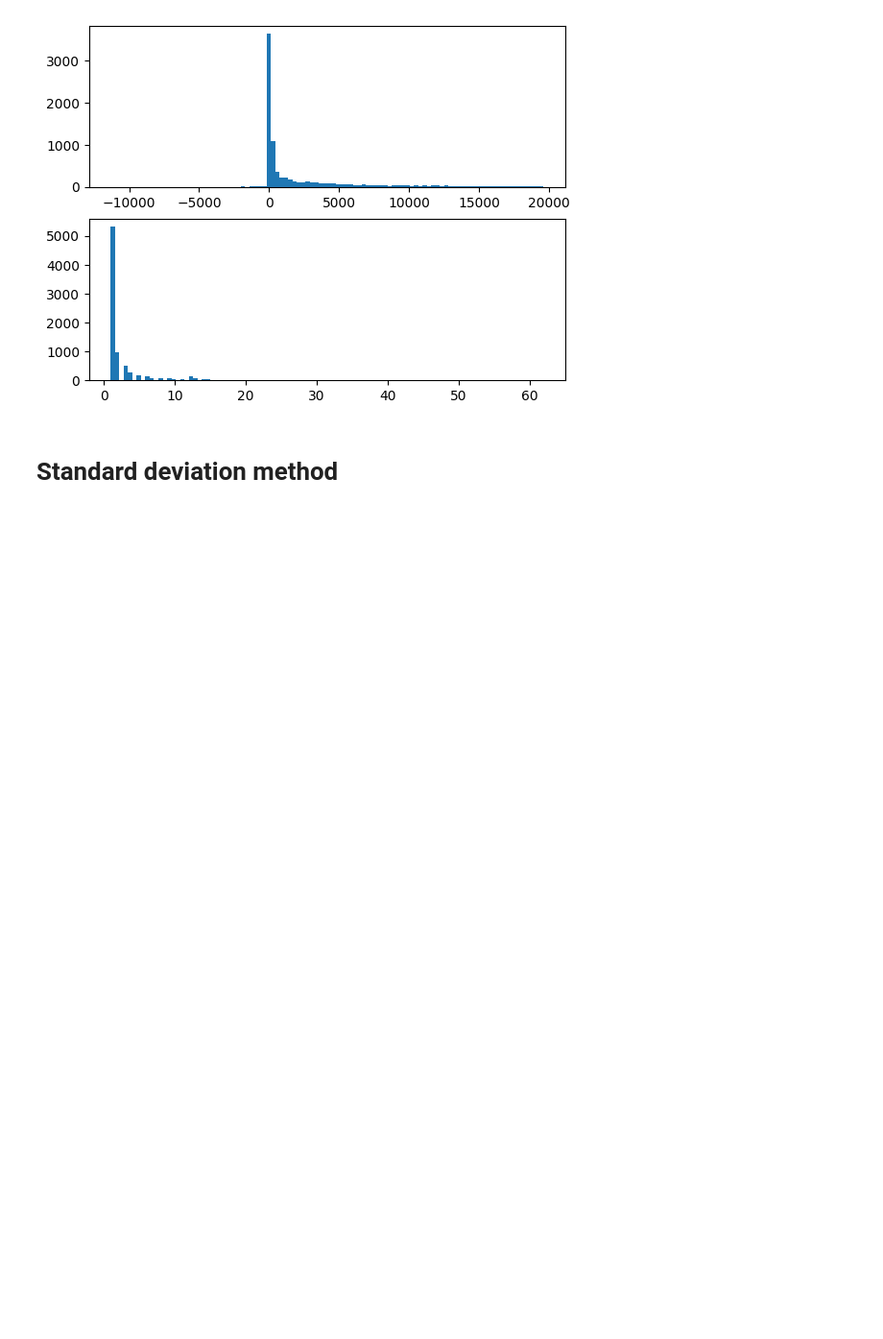
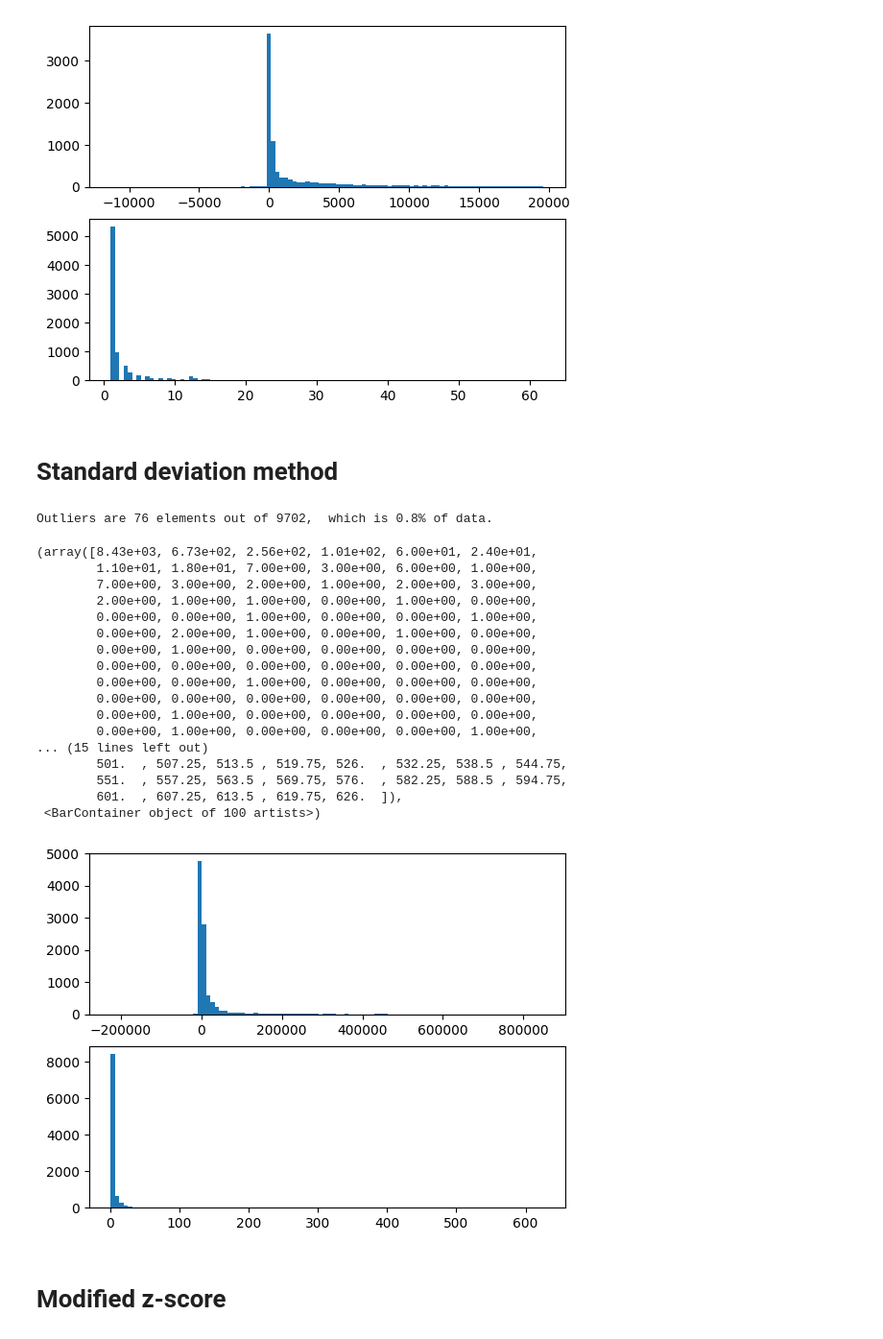
Before and after one commit to mcleroj/Python, a Jupyter notebook: outliers_detection.ipynb, the cells around one changed output. Shown at 96% size. Drawn from its saved outputs; the diff is of its cells as text; code cells hidden in the pictures; blank space fills up the shorter version.

```diff
--- a/outliers_detection.ipynb
+++ b/outliers_detection.ipynb
@@ -134,9 +134,68 @@ Outliers are 1623 elements out of 9702,  which is 16.7% of data.
 # %% [markdown]
 # Standard deviation method
 # %%
-def StDev_outliers (df, features, n=1, cutoff=3):
+def StDev_outliers(df, features, n=1, cutoff=3):
     """
     Takes a dataframe <df> and returns an index list corresponding to the observations
     containing more than or equal to <n> outliers in the listed <features>
     according to the standard deviation method. The cutoff value <cutoff> in St. deviations.
     """
+    outlier_list = []
+
+    for column in features:
+        # calculate mean and standard deviation
+        col_mean = df[column].mean()
+        col_std = df[column].std()
+        # calculate the cutoff value
+        cut_off = col_std * cutoff
+
+        # outliers' indices for a column
+        outlier_list_column = df[
+            (df[column] < col_mean - cut_off) | (df[column] > col_mean + cut_off)
+        ].index
+        # appending the list of outliers
+        outlier_list.extend(outlier_list_column)
+
+    # count number of outliers for an index
+    outlier_list = Counter(outlier_list)
+    # filter indeces where number of outliers is not less than threshold
+    multiple_outliers = list(k for k, v in outlier_list.items() if v >= n)
+
+    # Calculate the number of outliers
+    outliers = len(multiple_outliers)
+    total = len(df.index)
+    print(
+        f"Outliers are {outliers} elements out of {total},  which is {outliers/total:.1%} of data."
+    )
+
+    return multiple_outliers
+# %%
+outliers_stdev = StDev_outliers(df_raw, ["Sales"], cutoff=1)
+
+df_out = df_raw.drop(outliers_stdev, axis=0).reset_index(drop=True)
+
+fig, axes = plt.subplots(2)
+axes[0].hist(x=df_out.Sales, bins=100)
+axes[1].hist(x=df_out.Bills, bins=100)
+# %% [output]
+Outliers are 76 elements out of 9702,  which is 0.8% of data.
+(array([8.43e+03, 6.73e+02, 2.56e+02, 1.01e+02, 6.00e+01, 2.40e+01,
+        1.10e+01, 1.80e+01, 7.00e+00, 3.00e+00, 6.00e+00, 1.00e+00,
+        7.00e+00, 3.00e+00, 2.00e+00, 1.00e+00, 2.00e+00, 3.00e+00,
+        2.00e+00, 1.00e+00, 1.00e+00, 0.00e+00, 1.00e+00, 0.00e+00,
+        0.00e+00, 0.00e+00, 1.00e+00, 0.00e+00, 0.00e+00, 1.00e+00,
+        0.00e+00, 2.00e+00, 1.00e+00, 0.00e+00, 1.00e+00, 0.00e+00,
+        0.00e+00, 1.00e+00, 0.00e+00, 0.00e+00, 0.00e+00, 0.00e+00,
+        0.00e+00, 0.00e+00, 0.00e+00, 0.00e+00, 0.00e+00, 0.00e+00,
+        0.00e+00, 0.00e+00, 1.00e+00, 0.00e+00, 0.00e+00, 0.00e+00,
+        0.00e+00, 0.00e+00, 0.00e+00, 0.00e+00, 0.00e+00, 0.00e+00,
+        0.00e+00, 1.00e+00, 0.00e+00, 0.00e+00, 0.00e+00, 0.00e+00,
+        0.00e+00, 1.00e+00, 0.00e+00, 0.00e+00, 0.00e+00, 1.00e+00,
+... (15 lines left out)
+        501.  , 507.25, 513.5 , 519.75, 526.  , 532.25, 538.5 , 544.75,
+        551.  , 557.25, 563.5 , 569.75, 576.  , 582.25, 588.5 , 594.75,
+        601.  , 607.25, 613.5 , 619.75, 626.  ]),
+ <BarContainer object of 100 artists>)
+[figure, added]
+# %% [markdown]
+# Modified z-score
```
Also changed, not shown: parts of 13 cells of this notebook.
